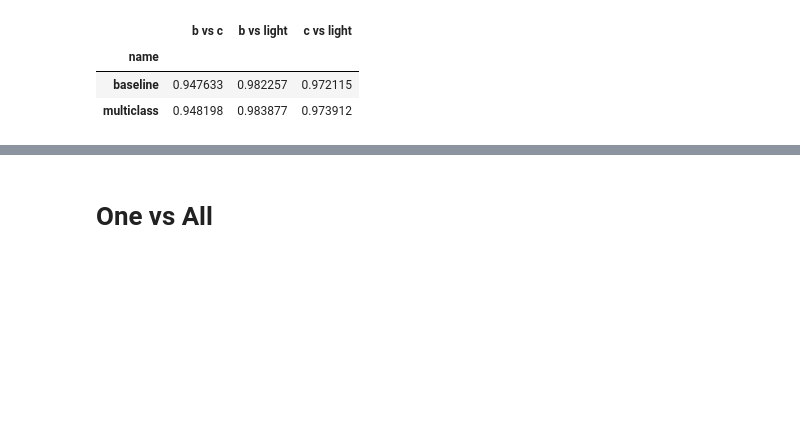
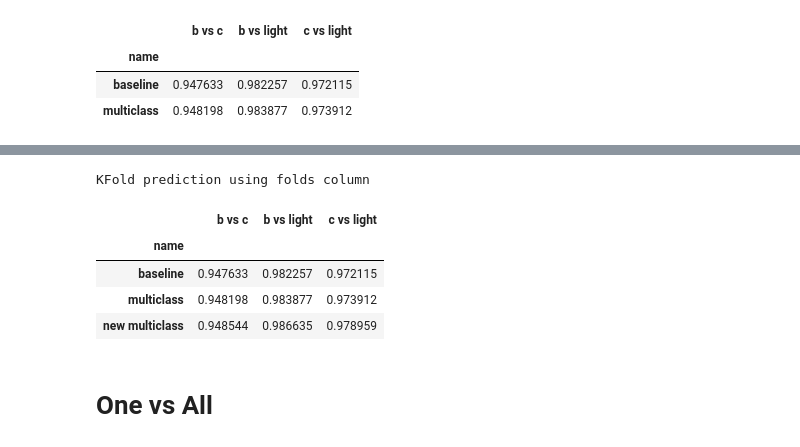
Before and after one commit to tlikhomanenko/jet_tagging_LHCb, a Jupyter notebook: jet-tagging.ipynb, the cells around one changed output, grey strips where cells are left out. Drawn from its saved outputs; the diff is of its cells as text; code cells hidden in the pictures; blank space fills up the shorter version.

```diff
--- a/jet-tagging.ipynb
+++ b/jet-tagging.ipynb
@@ -55,0 +84,3 @@ SV features SVM, SVMC, SVR, SVPT, SVDR, SVN, SVQ, SVFDChi2, SVSumIPChi2, log_SVF
+# %%
+new_features = ['P_Sin', 'Psv', 'Psv2', 'Mt', 'QtoN'] + features
+len(new_features)
@@ -218,0 +254,7 @@ multi_probs_light = multi_probs[len(data_b) + len(data_c):, :]
+# %%
+from rep.estimators import XGBoostClassifier
+xgb_base = XGBoostClassifier(n_estimators=100, colsample=0.7, eta=0.1, nthreads=8,
+                             subsample=0.5, max_depth=8)
+# xgb_base = RandomForestClassifier(n_estimators=100, max_depth=None, max_features='auto')
+new_multi_folding = FoldingClassifier(xgb_base, n_folds=2, random_state=11, features=sv_features + new_features)
+%time new_multi_folding.fit_lds(data_multi_lds)
@@ -218,0 +270,24 @@ multi_probs_light = multi_probs[len(data_b) + len(data_c):, :]
+# %%
+new_multi_probs = new_multi_folding.predict_proba(full_data)
+# %% [output]
+KFold prediction using folds column
+# %%
+labels = numpy.array([0] * len(data_b) + [1] * len(data_c) + [2] * len(data_light))
+new_multiclass_result = generate_result(1 - roc_auc_score(labels > 0, new_multi_probs[:, 0] / new_multi_probs[:, 1],
+                                                      sample_weight=(labels != 2) * 1),
+                                    1 - roc_auc_score(labels > 1, new_multi_probs[:, 0] / new_multi_probs[:, 2],
+                                                      sample_weight=(labels != 1) * 1),
+                                    1 - roc_auc_score(labels > 1, new_multi_probs[:, 1] / new_multi_probs[:, 2],
+                                                      sample_weight=(labels != 0) * 1),
+                                    label='new multiclass')
+# %%
+result = pandas.concat([baseline_result, multiclass_result, new_multiclass_result])
+result.index = result['name']
+result = result.drop('name', axis=1)
+result
+# %% [output]
+|  | b vs c | b vs light | c vs light |
+| name |  |  |  |
+| baseline | 0.947633 | 0.982257 | 0.972115 |
+| multiclass | 0.948198 | 0.983877 | 0.973912 |
+| new multiclass | 0.948544 | 0.986635 | 0.978959 |
```
Also changed, not shown: parts of 15 cells of this notebook.
